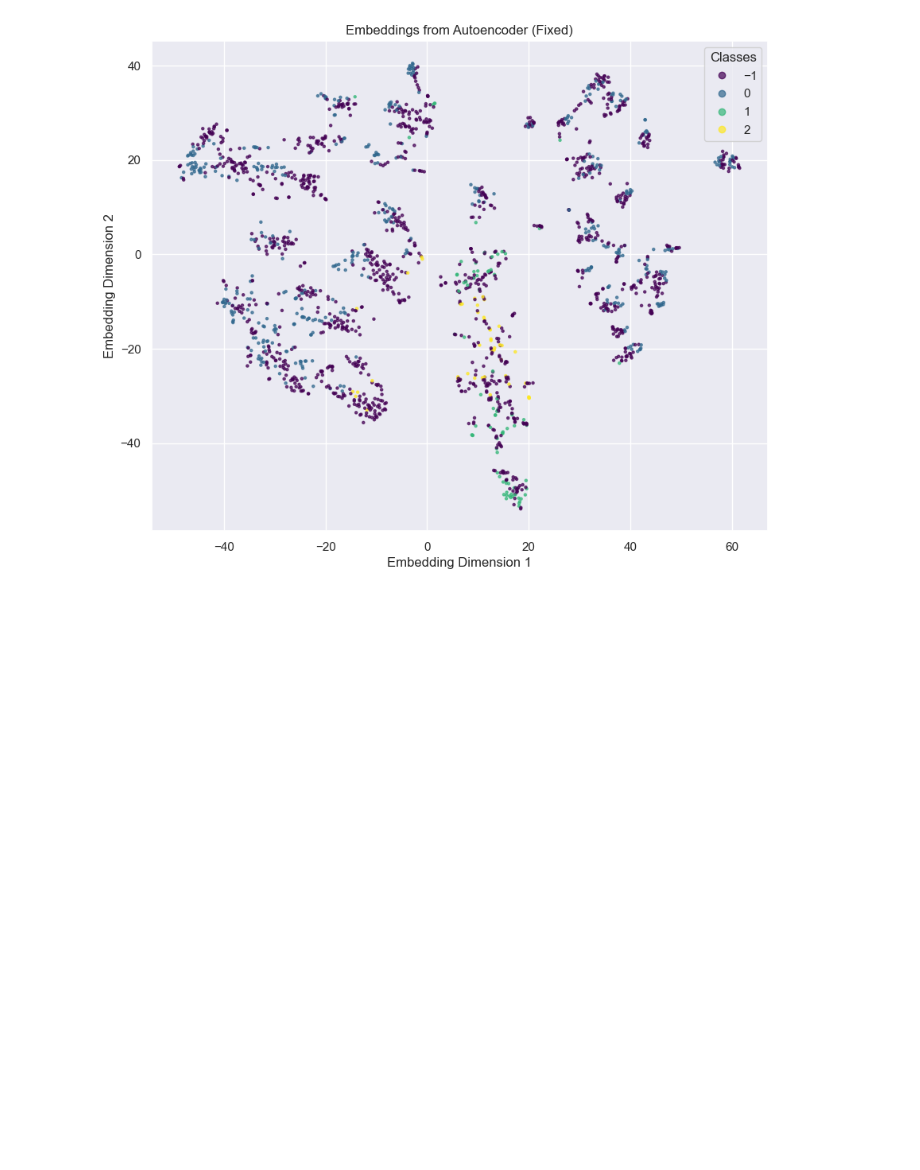
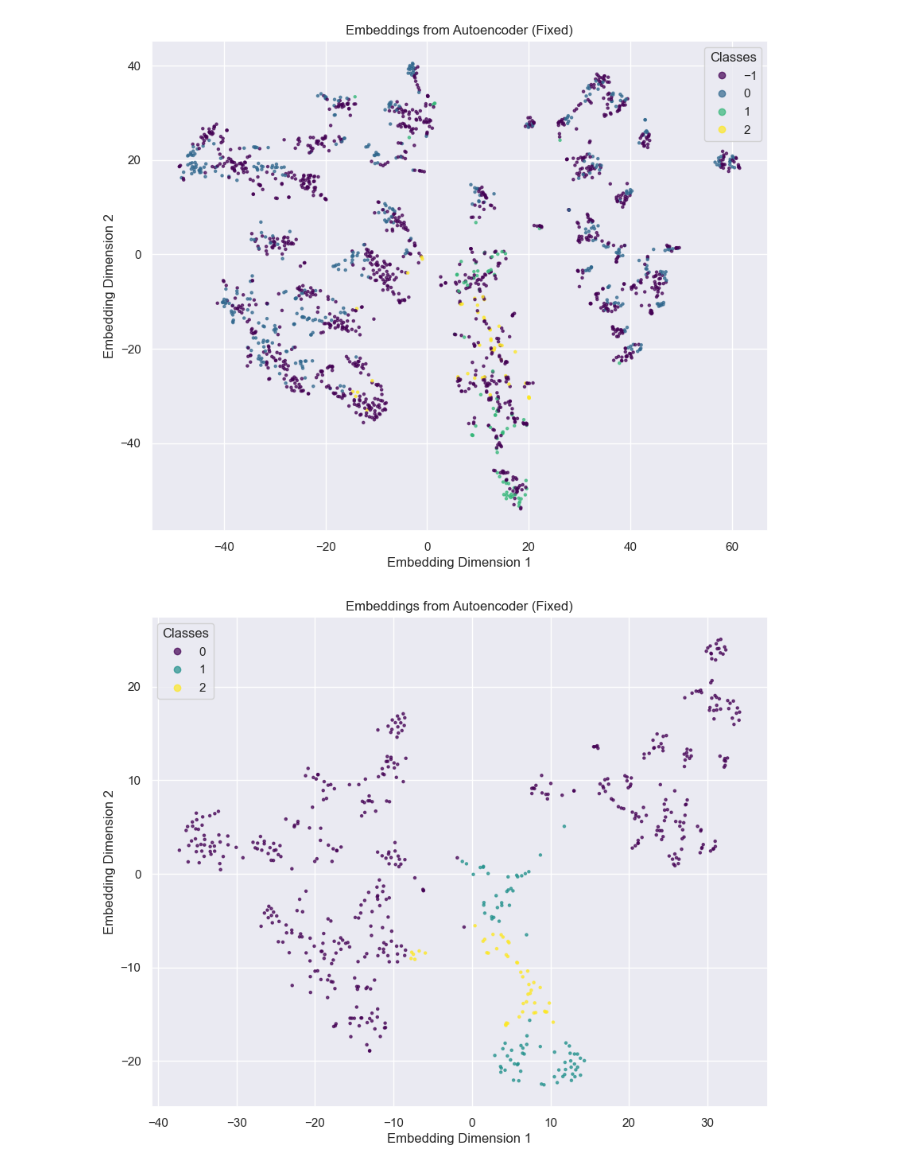
Before and after one commit to Gradient-Gang/ANN-Challenges, a Jupyter notebook: Notebook/Architectures2.ipynb, the cells around one changed output. Drawn from its saved outputs; the diff is of its cells as text; code cells hidden in the pictures; blank space fills up the shorter version.

```diff
--- a/Notebook/Architectures2.ipynb
+++ b/Notebook/Architectures2.ipynb
@@ -284,3 +284,42 @@ plt.ylabel('Embedding Dimension 2')
 plt.show()
 # %% [output]
 [figure]
+# %%
+# Plot embeddings using the FIXED autoencoder
+import matplotlib.pyplot as plt
+import seaborn as sns
+from sklearn.manifold import TSNE
+import torch
+import numpy as np
+sns.set_theme()
+
+embeddings = []
+labels_list = []
+for batch in trainLoader:
+    (time_series, global_features), labels = batch
+    with torch.no_grad():
+        # Encoder expects the time-series tensor (batch, channels, seq_len)
+        embedding = autoencoder_fixed.encoder(time_series)  # Changed to autoencoder_fixed
+    embeddings.append(embedding.cpu())
+    labels_list.append(labels)
+
+embeddings = torch.cat(embeddings, dim=0).numpy()
+labels_list = torch.cat(labels_list, dim=0).numpy()
+
+# Filter out class -1
+mask = labels_list != -1
+embeddings_filtered = embeddings[mask]
+labels_filtered = labels_list[mask]
+
+tsne = TSNE(n_components=2, random_state=42)
+embeddings_2d = tsne.fit_transform(embeddings_filtered)
+
+plt.figure(figsize=(10, 8))
+scatter = plt.scatter(embeddings_2d[:, 0], embeddings_2d[:, 1], c=labels_filtered, alpha=0.7, cmap='viridis', s=5)
+plt.legend(*scatter.legend_elements(), title="Classes")
+plt.title('Embeddings from Autoencoder (Fixed)')
+plt.xlabel('Embedding Dimension 1')
+plt.ylabel('Embedding Dimension 2')
+plt.show()
+# %% [output]
+[figure, added]
```
Also changed, not shown: 1 other file.
